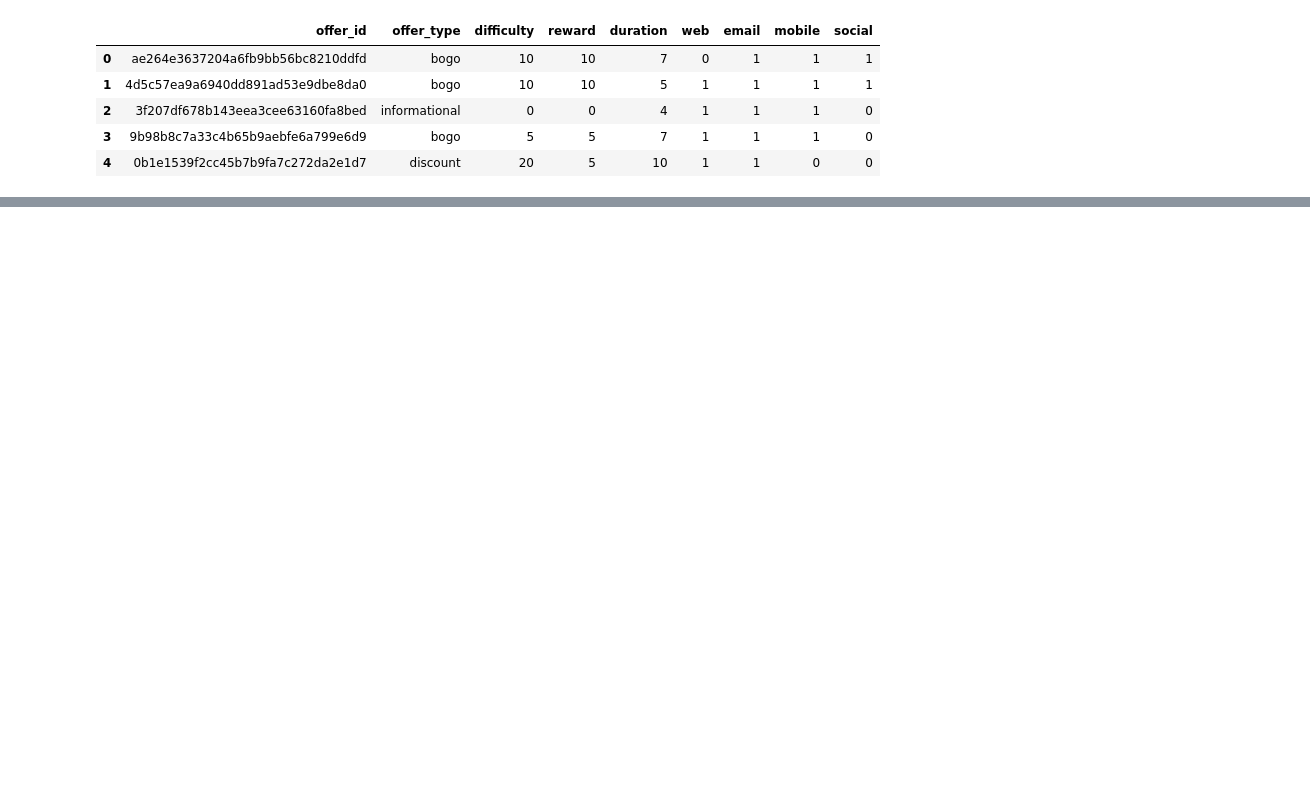
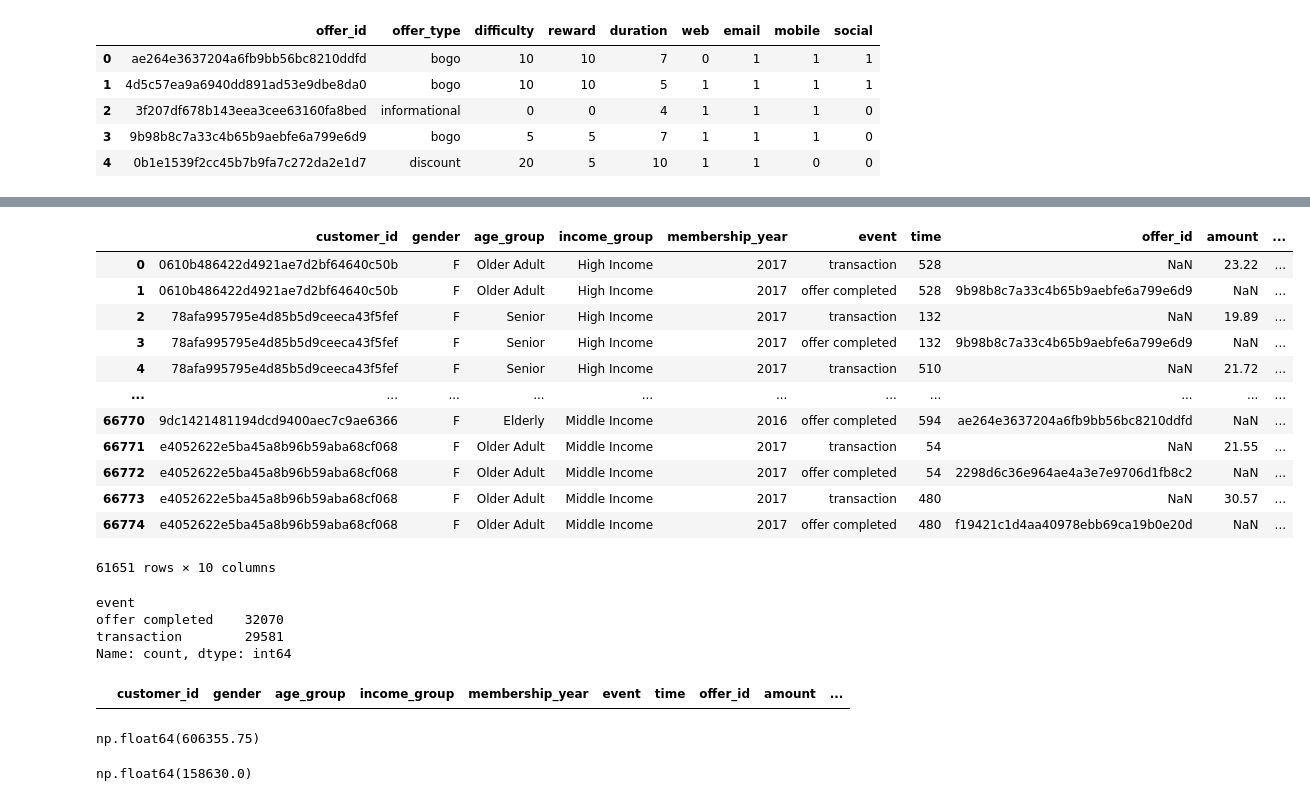
Before and after one commit to irfanzim/Python-Maven-Rewards-Challenge, a Jupyter notebook: Untitled1.ipynb, the cells around one changed output, grey strips where cells are left out. Saved outputs shown, nothing was run; the diff lists cells and outputs as text; code cells hidden in the pictures; blank space fills up the shorter version.

```diff
--- a/Untitled1.ipynb
+++ b/Untitled1.ipynb
@@ -231,0 +368,38 @@ df_offer.head()
+# %%
+#get only the transaction and completed event
+df_final=df_matching_rows[df_matching_rows.event.isin(["transaction","offer completed"])]
+df_final
+# %% [output]
+|  | customer_id | gender | age_group | income_group | membership_year | event | time | offer_id | amount | ... |
+| 0 | 0610b486422d4921ae7d2bf64640c50b | F | Older Adult | High Income | 2017 | transaction | 528 | NaN | 23.22 | ... |
+| 1 | 0610b486422d4921ae7d2bf64640c50b | F | Older Adult | High Income | 2017 | offer completed | 528 | 9b98b8c7a33c4b65b9aebfe6a799e6d9 | NaN | ... |
+| 2 | 78afa995795e4d85b5d9ceeca43f5fef | F | Senior | High Income | 2017 | transaction | 132 | NaN | 19.89 | ... |
+| 3 | 78afa995795e4d85b5d9ceeca43f5fef | F | Senior | High Income | 2017 | offer completed | 132 | 9b98b8c7a33c4b65b9aebfe6a799e6d9 | NaN | ... |
+| 4 | 78afa995795e4d85b5d9ceeca43f5fef | F | Senior | High Income | 2017 | transaction | 510 | NaN | 21.72 | ... |
+| ... | ... | ... | ... | ... | ... | ... | ... | ... | ... | ... |
+| 66770 | 9dc1421481194dcd9400aec7c9ae6366 | F | Elderly | Middle Income | 2016 | offer completed | 594 | ae264e3637204a6fb9bb56bc8210ddfd | NaN | ... |
+| 66771 | e4052622e5ba45a8b96b59aba68cf068 | F | Older Adult | Middle Income | 2017 | transaction | 54 | NaN | 21.55 | ... |
+| 66772 | e4052622e5ba45a8b96b59aba68cf068 | F | Older Adult | Middle Income | 2017 | offer completed | 54 | 2298d6c36e964ae4a3e7e9706d1fb8c2 | NaN | ... |
+| 66773 | e4052622e5ba45a8b96b59aba68cf068 | F | Older Adult | Middle Income | 2017 | transaction | 480 | NaN | 30.57 | ... |
+| 66774 | e4052622e5ba45a8b96b59aba68cf068 | F | Older Adult | Middle Income | 2017 | offer completed | 480 | f19421c1d4aa40978ebb69ca19b0e20d | NaN | ... |
+61651 rows × 10 columns
+# %%
+#how many transaction from offers
+df_final.event.value_counts()
+# %% [output]
+event
+offer completed    32070
+transaction        29581
+Name: count, dtype: int64
+# %%
+df_final[df_final.duplicated(keep=False)]
+# %% [output]
+|  | customer_id | gender | age_group | income_group | membership_year | event | time | offer_id | amount | ... |
+# %%
+df_final["amount"].sum()
+# %% [output]
+np.float64(606355.75)
+# %%
+df_final["reward"].sum()
+# %% [output]
+np.float64(158630.0)
```
Also changed, not shown: parts of 10 cells of this notebook.
